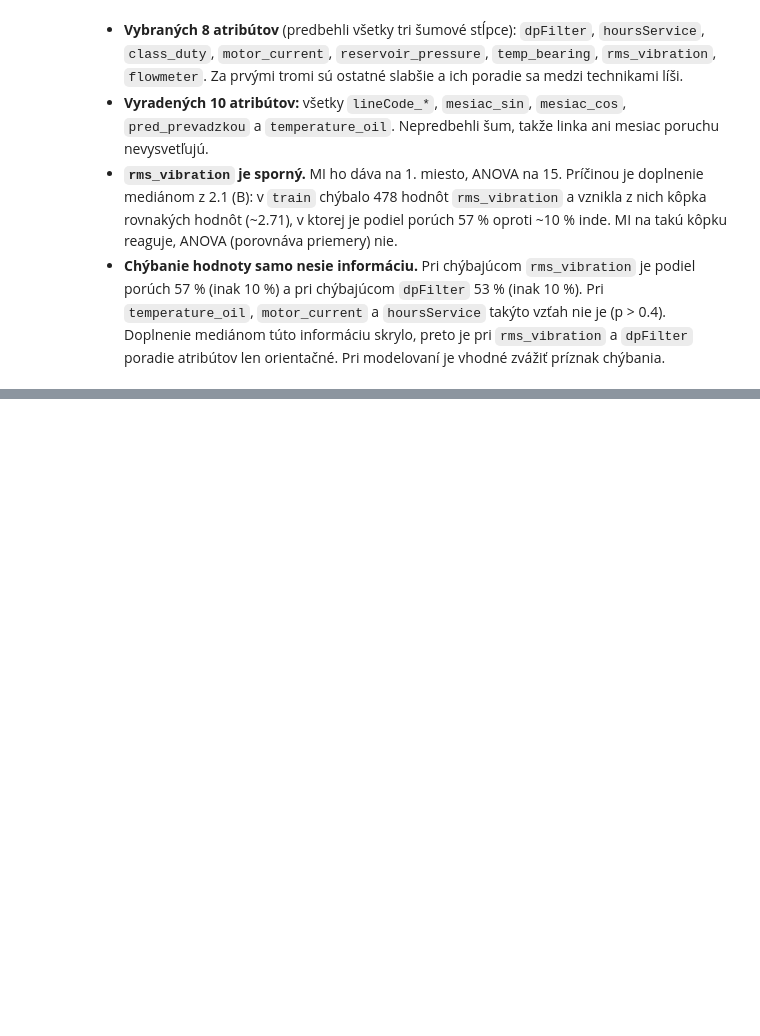
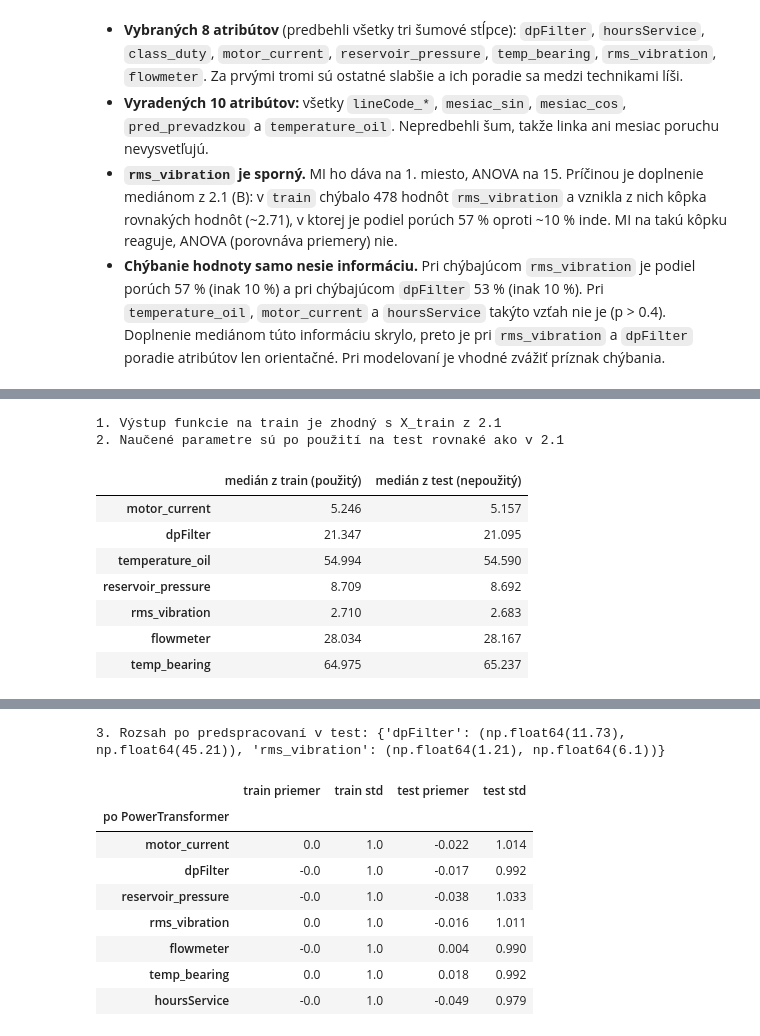
Before and after one commit to deno555/iau_projekt, a Jupyter notebook: IAU_projekt.ipynb, the cells around one changed output, grey strips where cells are left out. Saved outputs shown, nothing was run; the diff lists cells and outputs as text; code cells hidden in the pictures; blank space fills up the shorter version.

```diff
--- a/IAU_projekt.ipynb
+++ b/IAU_projekt.ipynb
@@ -1527,0 +1607,47 @@ hoursService     chýba  599 | podiel porúch: ak chýba 0.107, ak nechýba 0.11
+# %%
+# 1. zhoda s kódom z 2.1
+X_kontrola, _ = predspracuj(train, vytvor_kroky(), nauc=True)
+pd.testing.assert_frame_equal(X_kontrola, X_train)
+print("1. Výstup funkcie na train je zhodný s X_train z 2.1")
+
+# 2. parametre ostali z train
+# (objekty kroky z 2.1 sa test množiny nikdy nedotkli)
+np.testing.assert_array_equal(kroky_23["median"].statistics_, kroky["median"].statistics_)
+pd.testing.assert_series_equal(kroky_23["winsor"].lo_, kroky["winsor"].lo_)
+pd.testing.assert_series_equal(kroky_23["winsor"].hi_, kroky["winsor"].hi_)
+assert kroky_23["motohodiny"].model_.coef_[0] == kroky["motohodiny"].model_.coef_[0]
+assert list(kroky_23["onehot"].categories_[0]) == list(kroky["onehot"].categories_[0])
+print("2. Naučené parametre sú po použití na test rovnaké ako v 2.1")
+hranice = Winsorizer().fit(test[WINSOR].fillna(test[WINSOR].median()))
+display(pd.DataFrame({
+    "medián z train (použitý)":  pd.Series(kroky_23["median"].statistics_, index=SENZORY),
+    "medián z test (nepoužitý)": test[SENZORY].median(),
+}).round(3))
+display(pd.DataFrame({
+    "dolná z train (použitá)":  kroky_23["winsor"].lo_, "dolná z test (nepoužitá)": hranice.lo_,
+    "horná z train (použitá)":  kroky_23["winsor"].hi_, "horná z test (nepoužitá)": hranice.hi_,
+}).round(3))
+
+# 3. hodnoty v test sú v hraniciach z train
+print("3. Rozsah po predspracovaní v test:",
+      {c: (round(X_test_23[c].min(), 2), round(X_test_23[c].max(), 2)) for c in WINSOR})
+
+# 4. rovnaký kód s transformáciou
+kroky_pt = vytvor_kroky(PowerTransformer(method="yeo-johnson"))
+X_tr_pt, _ = predspracuj(train, kroky_pt, atributy=vybrane_atributy, nauc=True)
+X_te_pt, _ = predspracuj(test,  kroky_pt, atributy=vybrane_atributy)
+spojite_23 = [c for c in SPOJITE if c in X_tr_pt.columns]
+display(pd.DataFrame({"train priemer": X_tr_pt[spojite_23].mean(), "train std": X_tr_pt[spojite_23].std(),
+                      "test priemer":  X_te_pt[spojite_23].mean(), "test std":  X_te_pt[spojite_23].std()}).round(3)
+        .rename_axis("po PowerTransformer"))
+# %% [output]
+1. Výstup funkcie na train je zhodný s X_train z 2.1
+2. Naučené parametre sú po použití na test rovnaké ako v 2.1
+|  | medián z train (použitý) | medián z test (nepoužitý) |
+| motor_current | 5.246 | 5.157 |
+| dpFilter | 21.347 | 21.095 |
+| temperature_oil | 54.994 | 54.590 |
+| reservoir_pressure | 8.709 | 8.692 |
+| rms_vibration | 2.710 | 2.683 |
+| flowmeter | 28.034 | 28.167 |
+| temp_bearing | 64.975 | 65.237 |
@@ -1527,0 +1657,10 @@ hoursService     chýba  599 | podiel porúch: ak chýba 0.107, ak nechýba 0.11
+3. Rozsah po predspracovaní v test: {'dpFilter': (np.float64(11.73), np.float64(45.21)), 'rms_vibration': (np.float64(1.21), np.float64(6.1))}
+|  | train priemer | train std | test priemer | test std |
+| po PowerTransformer |  |  |  |  |
+| motor_current | 0.0 | 1.0 | -0.022 | 1.014 |
+| dpFilter | -0.0 | 1.0 | -0.017 | 0.992 |
+| reservoir_pressure | -0.0 | 1.0 | -0.038 | 1.033 |
+| rms_vibration | 0.0 | 1.0 | -0.016 | 1.011 |
+| flowmeter | -0.0 | 1.0 | 0.004 | 0.990 |
+| temp_bearing | 0.0 | 1.0 | 0.018 | 0.992 |
+| hoursService | -0.0 | 1.0 | -0.049 | 0.979 |
```
Also changed, not shown: parts of 11 cells of this notebook, 2 other files.
